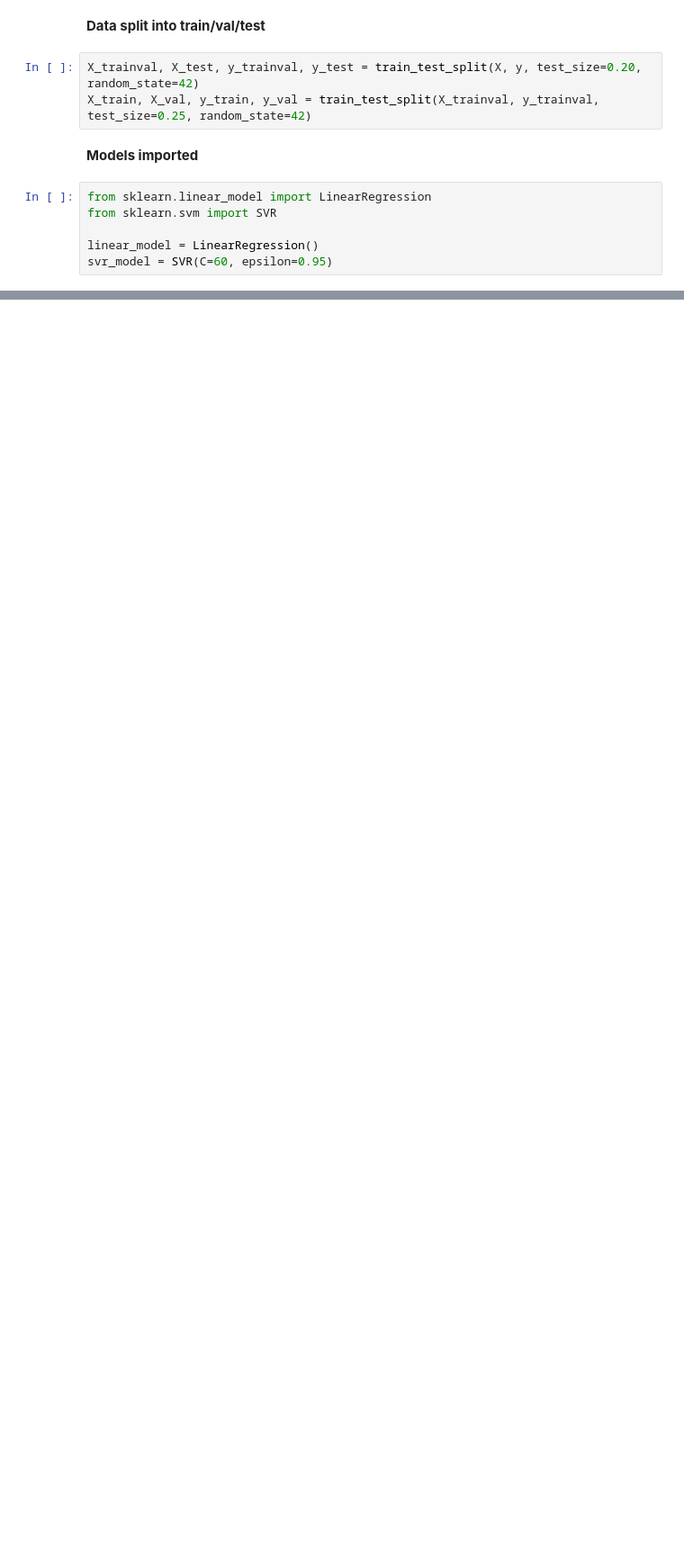
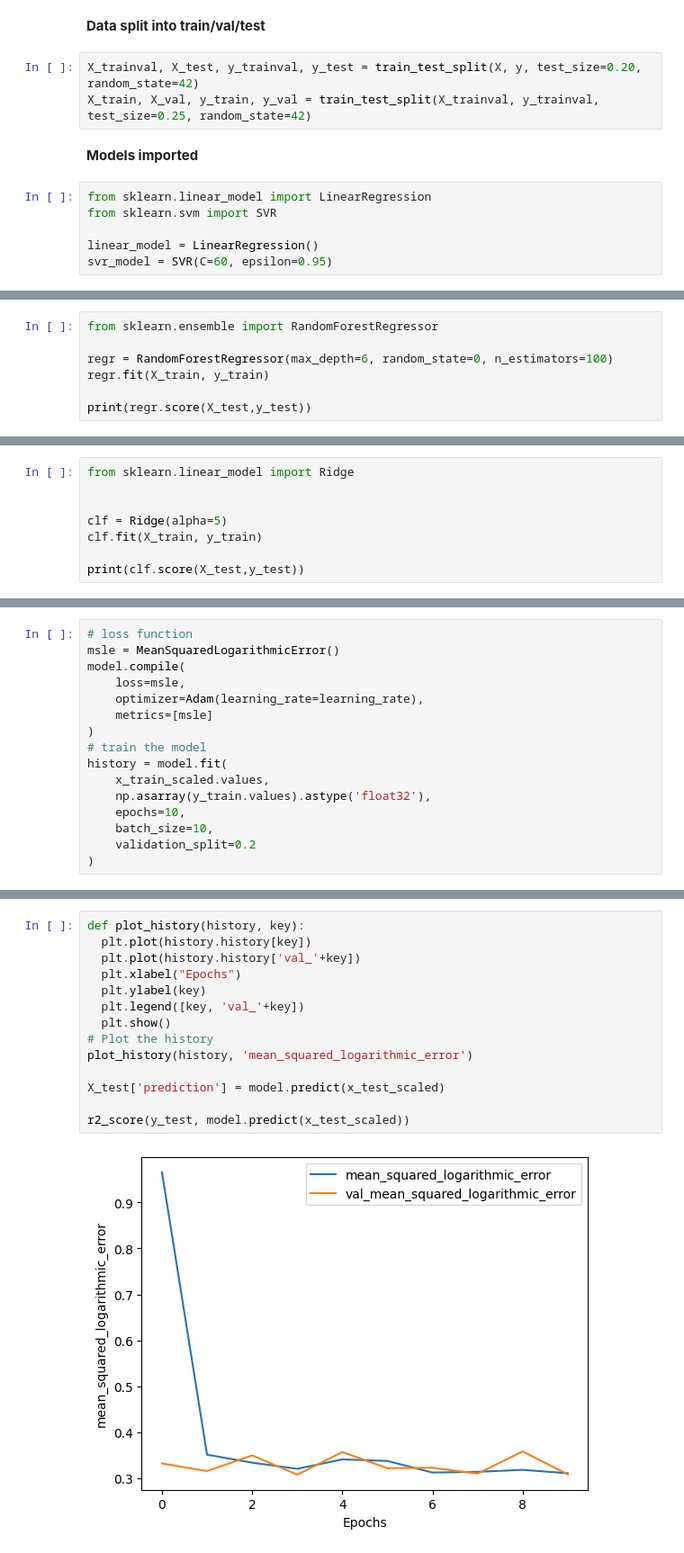
Before and after one commit to tomaskri/GervigreindFinalProject, a Jupyter notebook: airbnb.ipynb, the cells around one changed output, grey strips where cells are left out. Shown at 90% size. Saved outputs shown, nothing was run; the diff lists cells and outputs as text; blank space fills up the shorter version.

Commit message:
added some more basic regression models and a nn

```diff
--- a/airbnb.ipynb
+++ b/airbnb.ipynb
@@ -100,0 +90,7 @@ print(svr_test_score)
+# %%
+from sklearn.ensemble import RandomForestRegressor
+
+regr = RandomForestRegressor(max_depth=6, random_state=0, n_estimators=100)
+regr.fit(X_train, y_train)
+
+print(regr.score(X_test,y_test))
@@ -100,0 +99,8 @@ print(svr_test_score)
+# %%
+from sklearn.linear_model import Ridge
+
+
+clf = Ridge(alpha=5)
+clf.fit(X_train, y_train)
+
+print(clf.score(X_test,y_test))
@@ -100,0 +161,16 @@ print(svr_test_score)
+# %%
+# loss function
+msle = MeanSquaredLogarithmicError()
+model.compile(
+    loss=msle,
+    optimizer=Adam(learning_rate=learning_rate),
+    metrics=[msle]
+)
+# train the model
+history = model.fit(
+    x_train_scaled.values,
+    np.asarray(y_train.values).astype('float32'),
+    epochs=10,
+    batch_size=10,
+    validation_split=0.2
+)
@@ -100,0 +200,16 @@ print(svr_test_score)
+# %%
+def plot_history(history, key):
+  plt.plot(history.history[key])
+  plt.plot(history.history['val_'+key])
+  plt.xlabel("Epochs")
+  plt.ylabel(key)
+  plt.legend([key, 'val_'+key])
+  plt.show()
+# Plot the history
+plot_history(history, 'mean_squared_logarithmic_error')
+
+X_test['prediction'] = model.predict(x_test_scaled)
+
+r2_score(y_test, model.predict(x_test_scaled))
+# %% [output]
+[figure, added]
```
Also changed, not shown: parts of 13 cells of this notebook, 1 other file.
